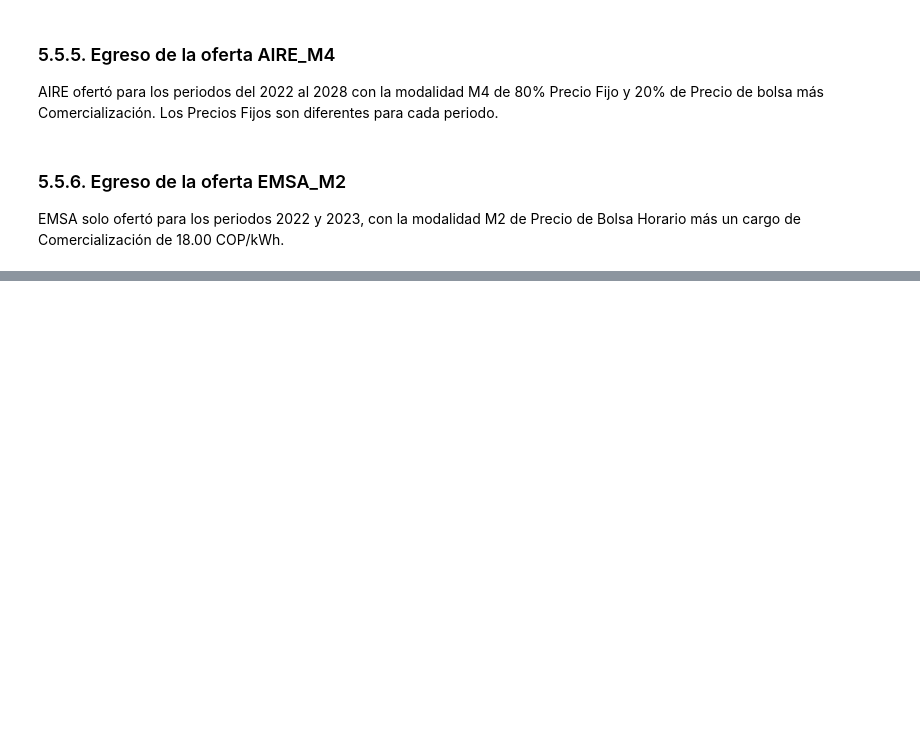
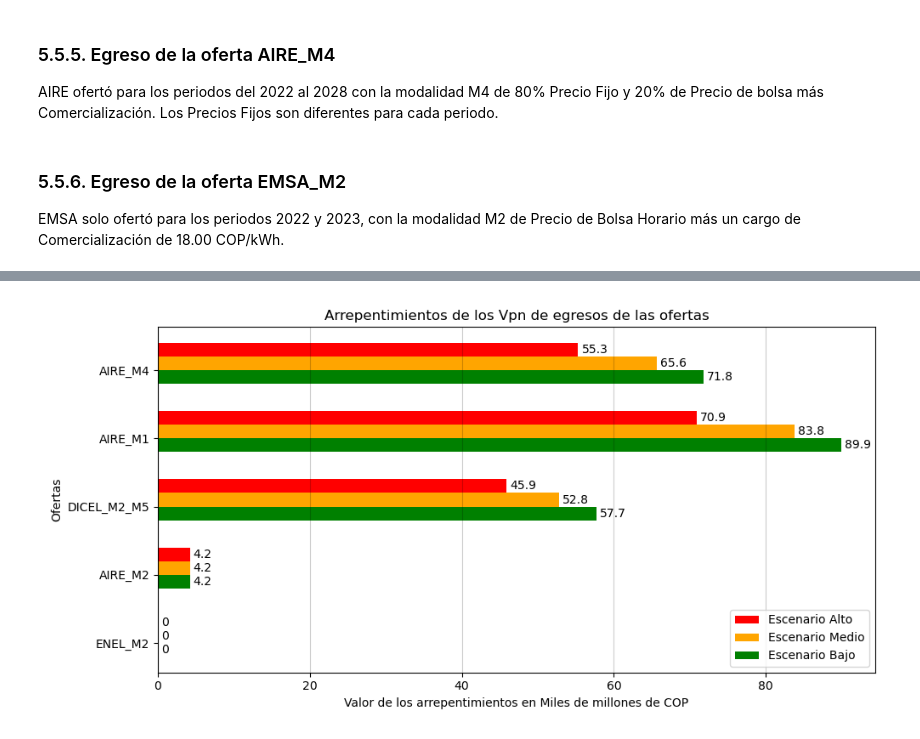
Before and after one commit to EricJDavila/Ppbe, a Jupyter notebook: N05_SeleccionOferta.ipynb, the cells around one changed output, grey strips where cells are left out. Drawn from its saved outputs; the diff is of its cells as text; code cells hidden in the pictures; blank space fills up the shorter version.

Commit message:
Fin de aplicación de arrepentimientos.

```diff
--- a/N05_SeleccionOferta.ipynb
+++ b/N05_SeleccionOferta.ipynb
@@ -698,0 +889,60 @@ vpn_ofertas
+# %%
+#*******************************************************************************
+# 5.6.6. Guarda y lee arrepentimientos.
+#*******************************************************************************
+# # #Salva arrepentimientos
+# arrepentimientos.to_parquet('parquet/arrepentimientos.parquet.gzip', \
+#         compression='gzip', engine='fastparquet')
+#Lee arrepentimientos
+arrepentimientos = pd.read_parquet('parquet/arrepentimientos.parquet.gzip', engine='fastparquet')
+# %%
+#*******************************************************************************
+# 5.6.8. Quita la fila de Minimo.
+#*******************************************************************************
+arrepentimientos = arrepentimientos.drop(index='Mínimo', axis=0)
+# %%
+#*******************************************************************************
+# 5.6.9. Grafica los arrepentimientos.
+#*******************************************************************************
+fig, ax = plt.subplots(figsize=(10,5))
+
+ofertas = arrepentimientos.index
+escenario_alto = arrepentimientos['arrepentimiento_alto'].round(1)
+escenario_medio = arrepentimientos['arrepentimiento_medio'].round(1)
+escenario_bajo = arrepentimientos['arrepentimiento_bajo'].round(1)
+
+x = np.arange(len(escenario_alto))  # the label locations
+width = 0.20  # the width of the bars
+
+rects1 = ax.barh(x - width/2, escenario_bajo, width, label='Escenario Bajo', \
+    color='g')
+rects2 = ax.barh(x + width/2, escenario_medio, width, label='Escenario Medio', \
+    color='orange')
+rects3 = ax.barh(x + 3 * width/2, escenario_alto, width, label='Escenario Alto', \
+    color='r')
+
+# Add some text for labels, title and custom x-axis tick labels, etc.
+ax.set_title('Arrepentimientos de los Vpn de egresos de las ofertas')
+ax.set_xlabel('Valor de los arrepentimientos en Miles de millones de COP')
+ax.set_ylabel('Ofertas')
+ax.set_yticks(x, ofertas)
+
+ax.bar_label(rects1, padding=3)
+ax.bar_label(rects2, padding=3)
+ax.bar_label(rects3, padding=3)
+
+#obtiene los manejadores y etiquetas
+handles, labels = plt.gca().get_legend_handles_labels()
+
+#especific wl orden de los elementos en la leyenda
+order = [2,1,0]
+
+#agrega la leyenda al gráfico
+ax.legend([handles[idx] for idx in order],[labels[idx] for idx in order], loc=4)
+
+fig.tight_layout()
+
+plt.grid(axis='x', color='k', alpha=0.2)
+plt.show()
+# %% [output]
+[figure, added]
```
Also changed, not shown: parts of 27 cells of this notebook, 4 other files.
